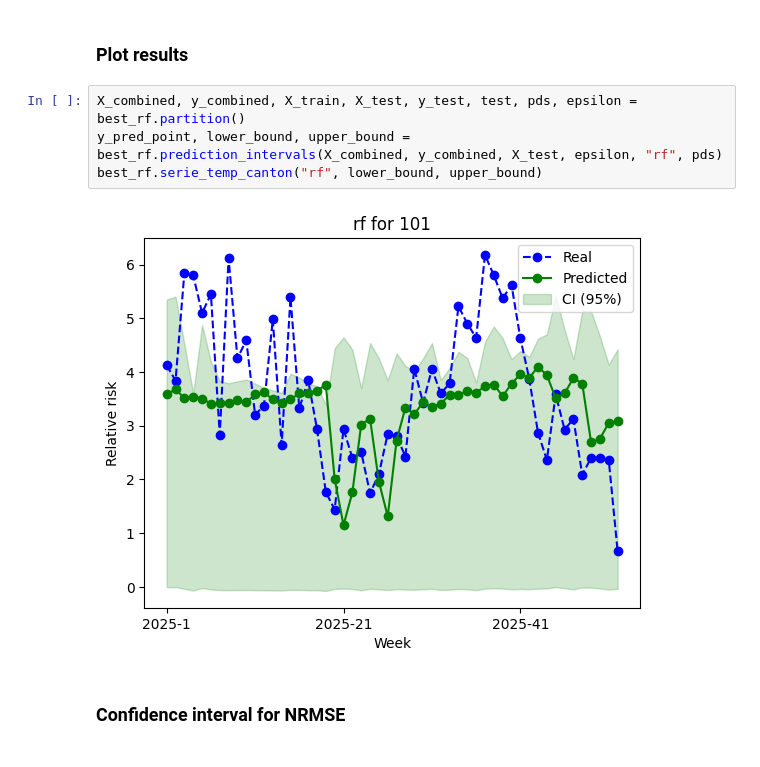
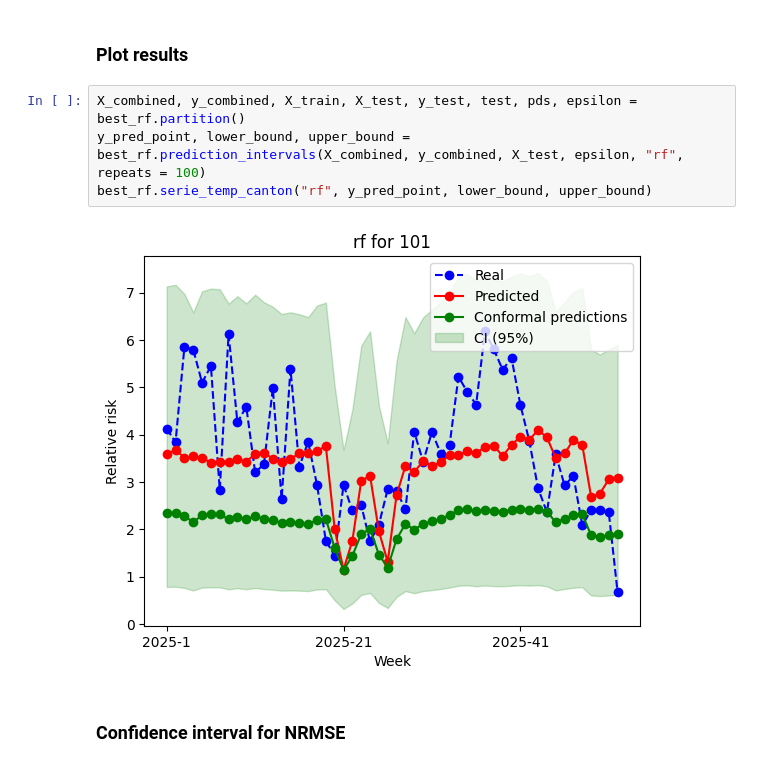
Before and after one commit to artisticlimon/dengue-model, a Jupyter notebook: models/model_scripts/model_options.ipynb, the cells around one changed output. Drawn from its saved outputs; the diff is of its cells as text.

```diff
--- a/models/model_scripts/model_options.ipynb
+++ b/models/model_scripts/model_options.ipynb
@@ -195,10 +195,10 @@ best_rf = Model(df, cantons[nrmse_rf["nrmse"].idxmin()])
 ### Plot results
 # %%
 X_combined, y_combined, X_train, X_test, y_test, test, pds, epsilon = best_rf.partition()
-y_pred_point, lower_bound, upper_bound = best_rf.prediction_intervals(X_combined, y_combined, X_test, epsilon, "rf", pds)
-best_rf.serie_temp_canton("rf", lower_bound, upper_bound)
+y_pred_point, lower_bound, upper_bound = best_rf.prediction_intervals(X_combined, y_combined, X_test, epsilon, "rf", repeats = 100)
+best_rf.serie_temp_canton("rf", y_pred_point, lower_bound, upper_bound)
 # %% [output]
-[figure, old version]
+[figure, new version]
 # %% [markdown]
 ### Confidence interval for NRMSE
 # %%
```
Also changed, not shown: parts of 25 cells of this notebook, 1 other file.
